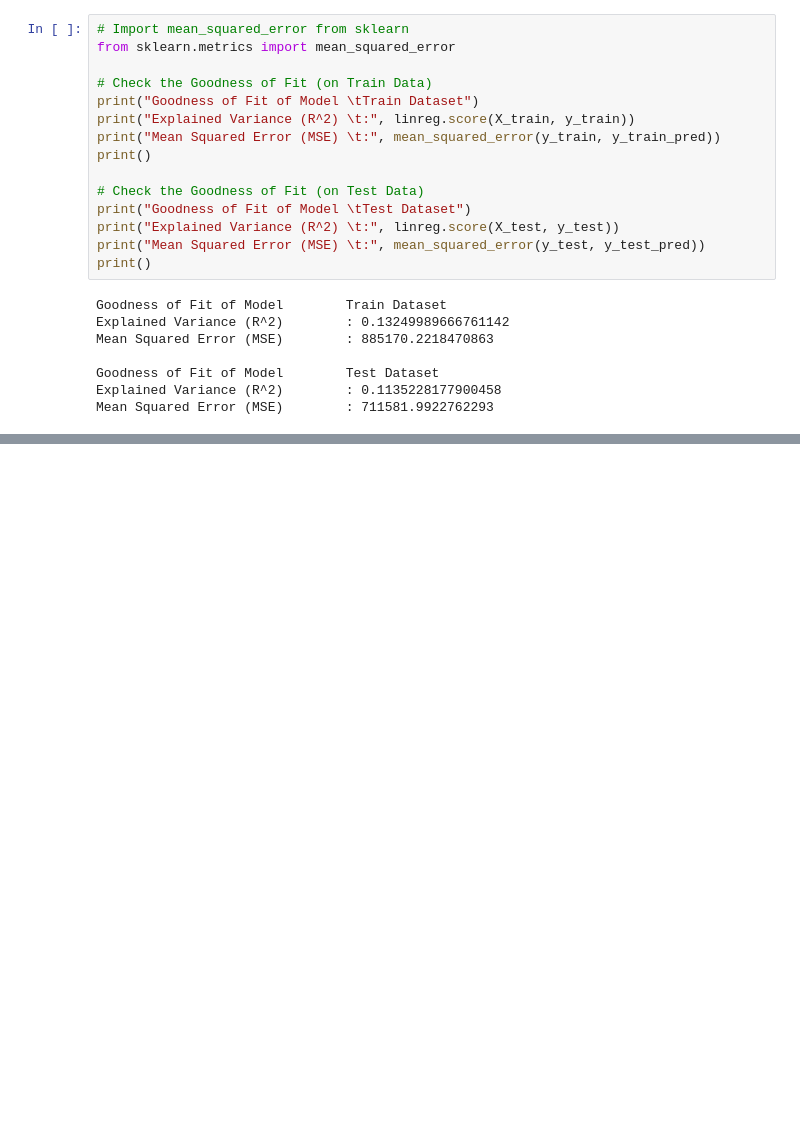
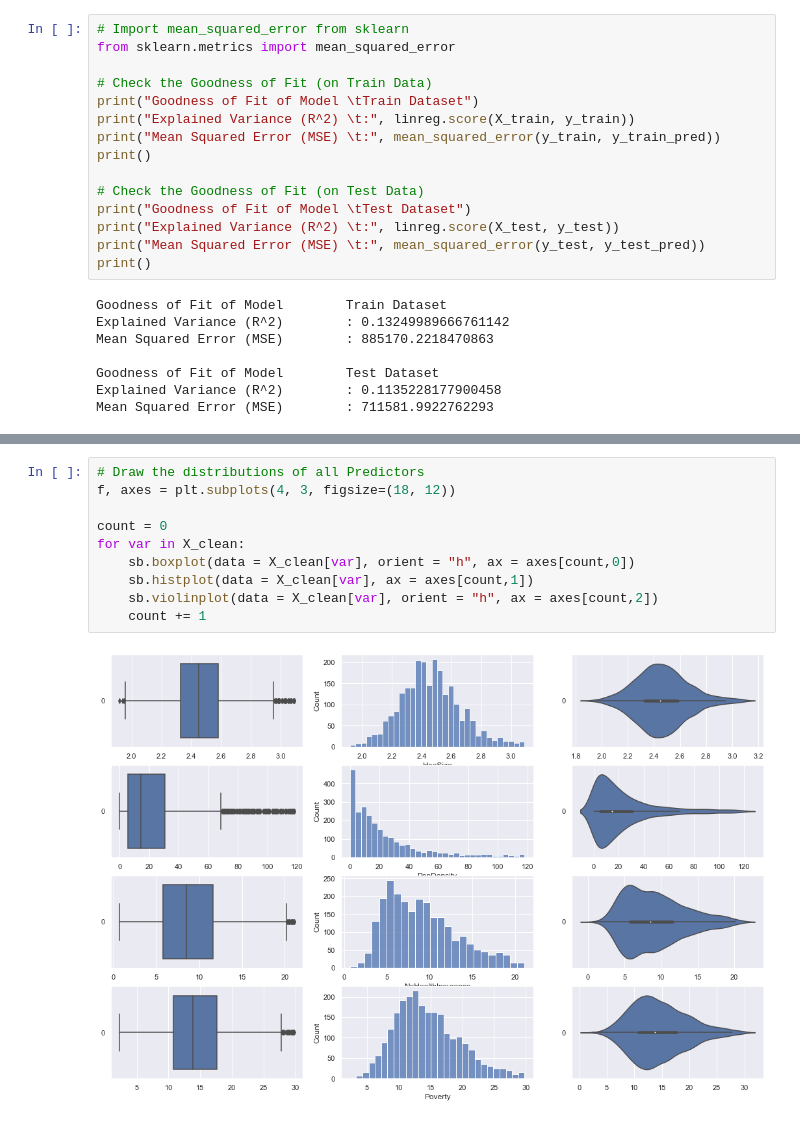
Before and after one commit to FreedomXV/SC1015-Mini-Project, a Jupyter notebook: Poverty EDA/Multivariate Analysis.ipynb, the cells around one changed output, grey strips where cells are left out. Cells and saved outputs as stored; diff of their text form; blank space fills up the shorter version.

```diff
--- a/Poverty EDA/Multivariate Analysis.ipynb
+++ b/Poverty EDA/Multivariate Analysis.ipynb
@@ -198,0 +434,12 @@ Mean Squared Error (MSE)        : 711581.9922762293
+# %%
+# Draw the distributions of all Predictors
+f, axes = plt.subplots(4, 3, figsize=(18, 12))
+
+count = 0
+for var in X_clean:
+    sb.boxplot(data = X_clean[var], orient = "h", ax = axes[count,0])
+    sb.histplot(data = X_clean[var], ax = axes[count,1])
+    sb.violinplot(data = X_clean[var], orient = "h", ax = axes[count,2])
+    count += 1
+# %% [output]
+[figure, added]
```
Also changed, not shown: parts of 37 cells of this notebook.
